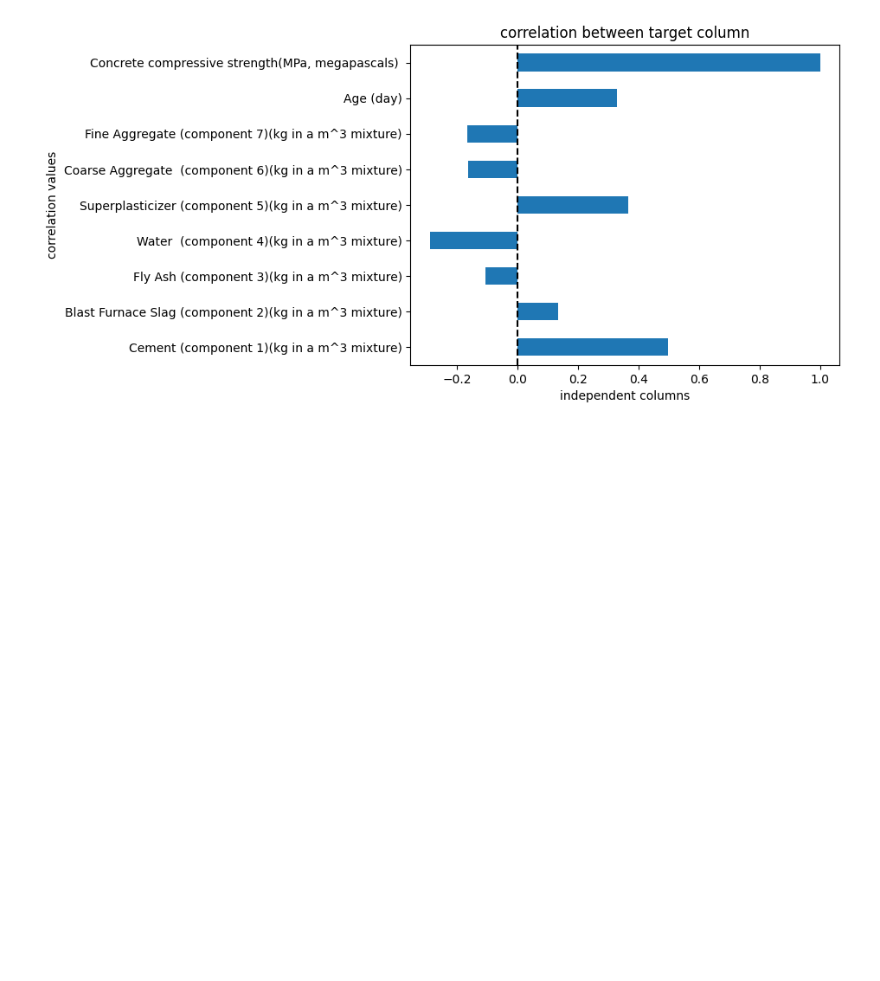
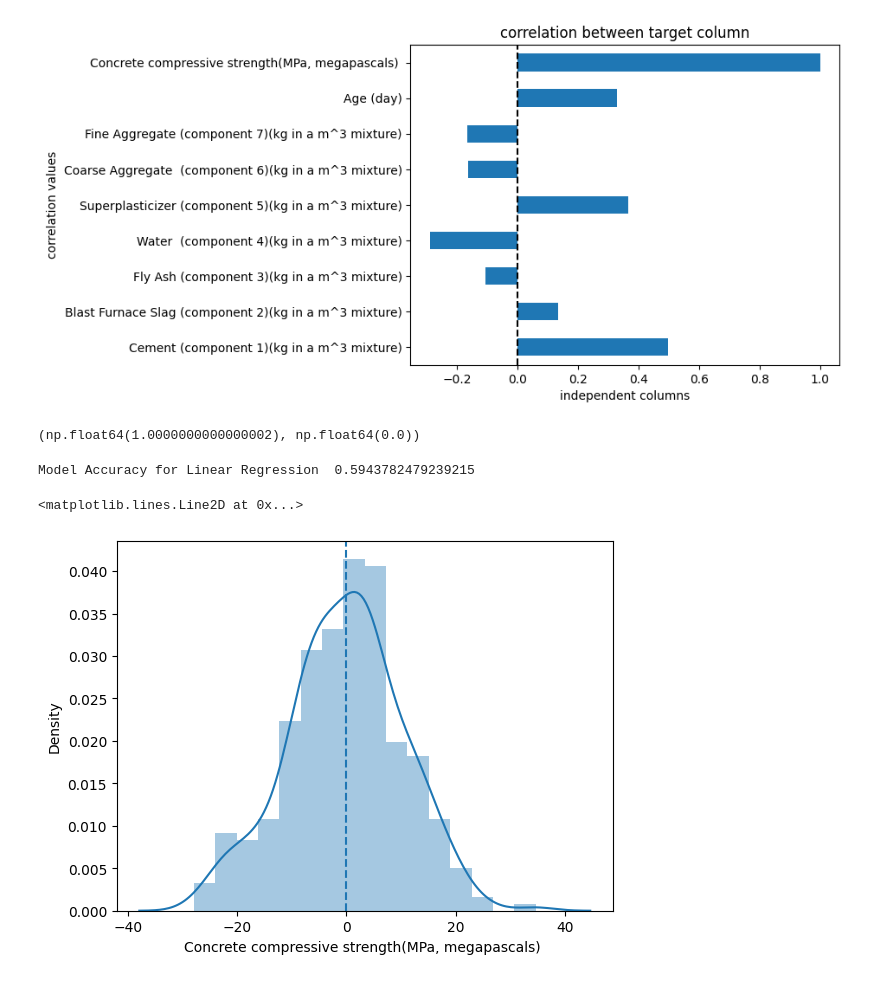
Before and after one commit to deva457/CementPrediction_Model, a Jupyter notebook: Model.ipynb, the cells around one changed output. Saved outputs shown, nothing was run; the diff lists cells and outputs as text; code cells hidden in the pictures; blank space fills up the shorter version.

```diff
--- a/Model.ipynb
+++ b/Model.ipynb
@@ -186,3 +191,44 @@ plt.ylabel('correlation values')
 plt.show()
 # %% [output]
 [figure]
+# %%
+# preventing data Leackage
+
+# step 01 : split the dataset into x and y
+# where X : independent columns and y : deposite Column : target column
+X = df.drop(columns = 'Concrete compressive strength(MPa, megapascals) ',axis =1)
+y = df['Concrete compressive strength(MPa, megapascals) ' ]
+
+# step 02 using train test split
+# test_size lies between 0.20 to 0.35
+X_train,X_test,y_train,y_test= train_test_split(X,y,test_size= 0.30,random_state= 42)
+
+X_train
+
+# step 03: using Scaling Technique
+sc = MinMaxScaler()
+
+# seen data
+X_train = sc.fit_transform(X_train)
+# unseen data
+X_test = sc.transform(X_test)
+# %%
+X_train.max(),X_train.min()
+# %% [output]
+(np.float64(1.0000000000000002), np.float64(0.0))
+# %%
+# Linear Regression
+
+from sklearn.linear_model import LinearRegression
+
+LR = LinearRegression().fit(X_train,y_train)
+y_pred_LR = LR.predict(X_test)
+print('Model Accuracy for Linear Regression ',r2_score(y_test,y_pred_LR))
+# %% [output]
+Model Accuracy for Linear Regression  0.5943782479239215
+# %%
+sns.distplot(y_test-y_pred_LR)
+plt.axvline(0,linestyle = '--')
+# %% [output]
+<matplotlib.lines.Line2D at 0x...>
+[figure, added]
```
Also changed, not shown: parts of 6 cells of this notebook, 1 other file.
